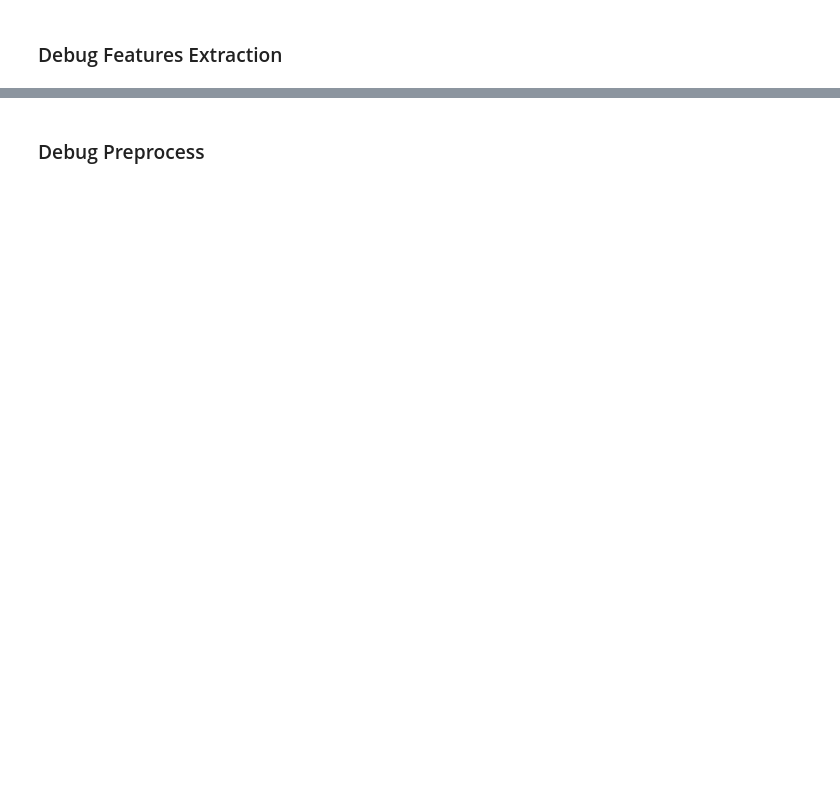
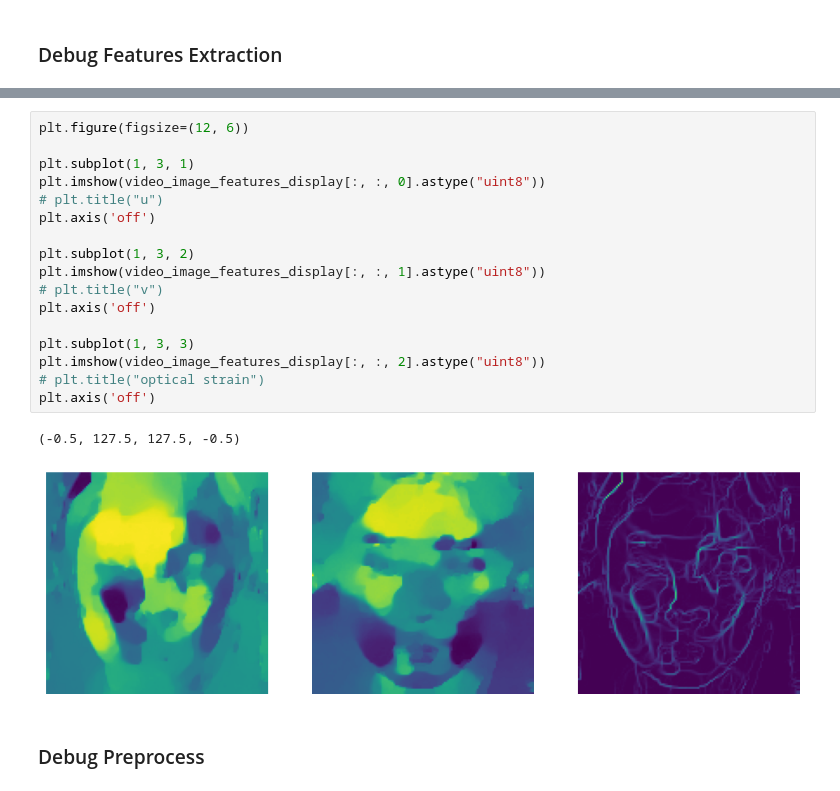
Before and after one commit to eddiehe99/pytorch-expression-spotting, a Jupyter notebook: feature_extraction_and_preprocessing.ipynb, the cells around one changed output, grey strips where cells are left out. Cells and saved outputs as stored; diff of their text form; blank space fills up the shorter version.

```diff
--- a/feature_extraction_and_preprocessing.ipynb
+++ b/feature_extraction_and_preprocessing.ipynb
@@ -198,3 +205,23 @@ plt.imshow(video_image_features_display.astype("uint8"))
+# %%
+plt.figure(figsize=(12, 6))
+
+plt.subplot(1, 3, 1)
+plt.imshow(video_image_features_display[:, :, 0].astype("uint8"))
+# plt.title("u")
+plt.axis('off')
+
+plt.subplot(1, 3, 2)
+plt.imshow(video_image_features_display[:, :, 1].astype("uint8"))
+# plt.title("v")
+plt.axis('off')
+
+plt.subplot(1, 3, 3)
+plt.imshow(video_image_features_display[:, :, 2].astype("uint8"))
+# plt.title("optical strain")
+plt.axis('off')
+# %% [output]
+(-0.5, 127.5, 127.5, -0.5)
+[figure, added]
 # %% [markdown]
 ### Debug Preprocess
 # %%
```
Also changed, not shown: parts of 9 cells of this notebook, 13 other files.
